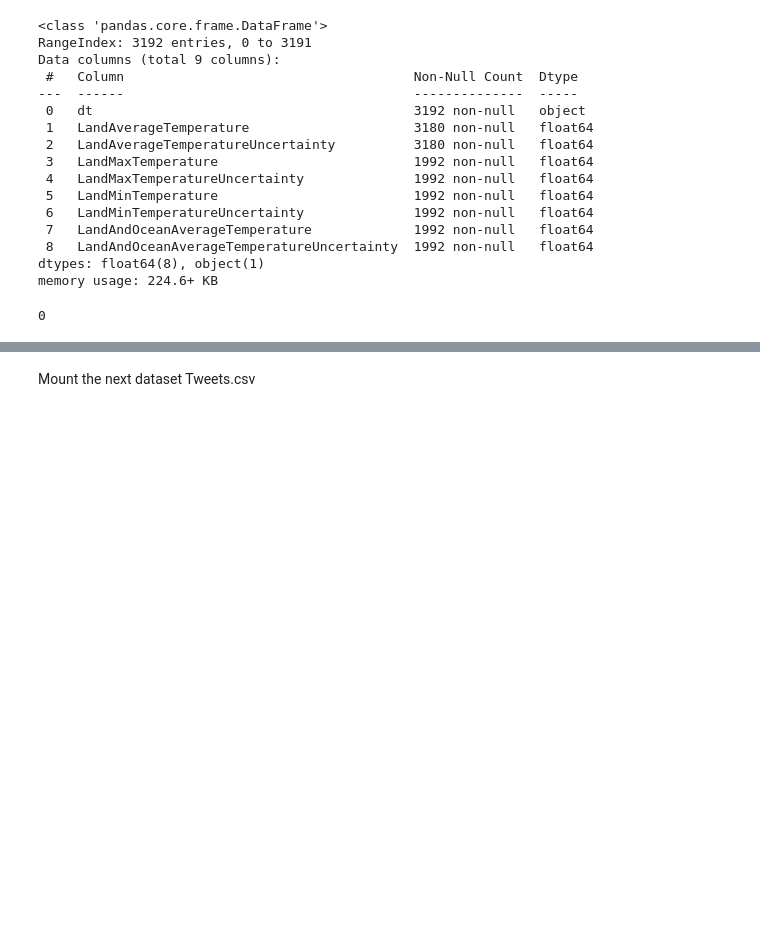
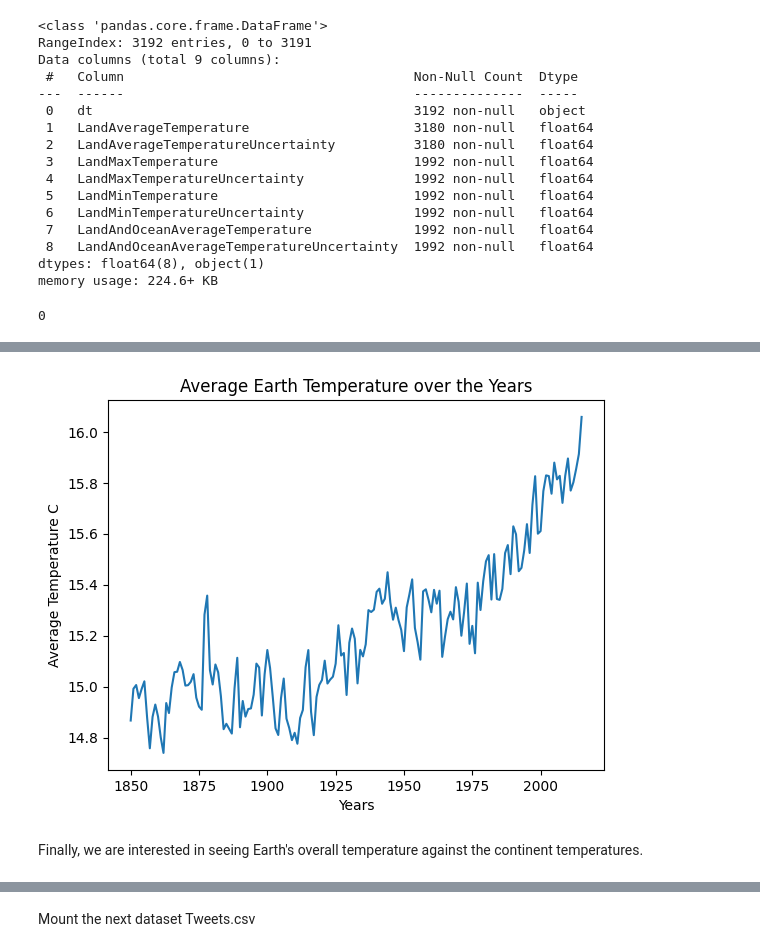
Before and after one commit to MarinaWolters/Coding-Tracker, a Jupyter notebook: Delta_Climate_Project.ipynb, the cells around one changed output, grey strips where cells are left out. Saved outputs shown, nothing was run; the diff lists cells and outputs as text; code cells hidden in the pictures; blank space fills up the shorter version.

```diff
--- a/Delta_Climate_Project.ipynb
+++ b/Delta_Climate_Project.ipynb
@@ -544,0 +549,3 @@ OECD Dataset on climate and Economic data . There are multiple aspects of cities
+# %%
+df_temp_clean_graph = df_temp_clean.groupby([df_temp_clean['date'].dt.year])['LandAndOceanAverageTemperature'].agg(['mean', 'min', 'max']).reset_index()
+df_temp_clean_graph.head()
@@ -544,0 +559,8 @@ OECD Dataset on climate and Economic data . There are multiple aspects of cities
+# %%
+g = sns.lineplot(data=df_temp_clean_graph, x='date', y='mean', markers=True)
+g.set(xlabel = "Years", ylabel = "Average Temperature C", title = "Average Earth Temperature over the Years")
+plt.show()
+# %% [output]
+[figure, added]
+# %% [markdown]
+Finally, we are interested in seeing Earth's overall temperature against the continent temperatures.
```
Also changed, not shown: parts of 241 cells of this notebook.
